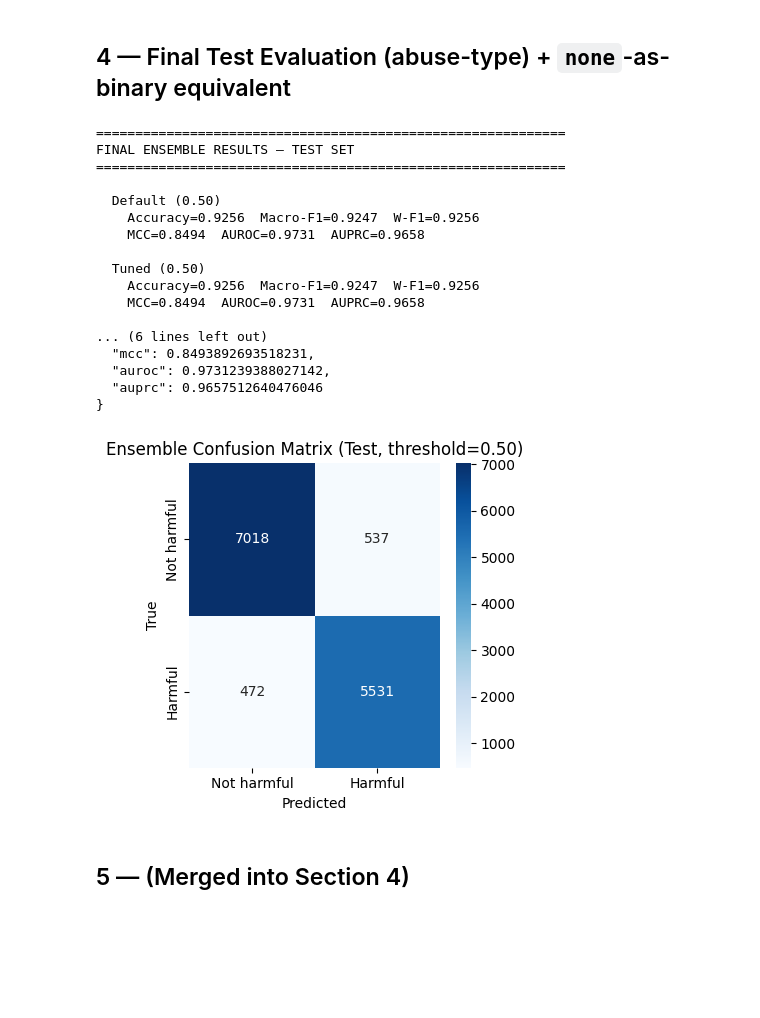
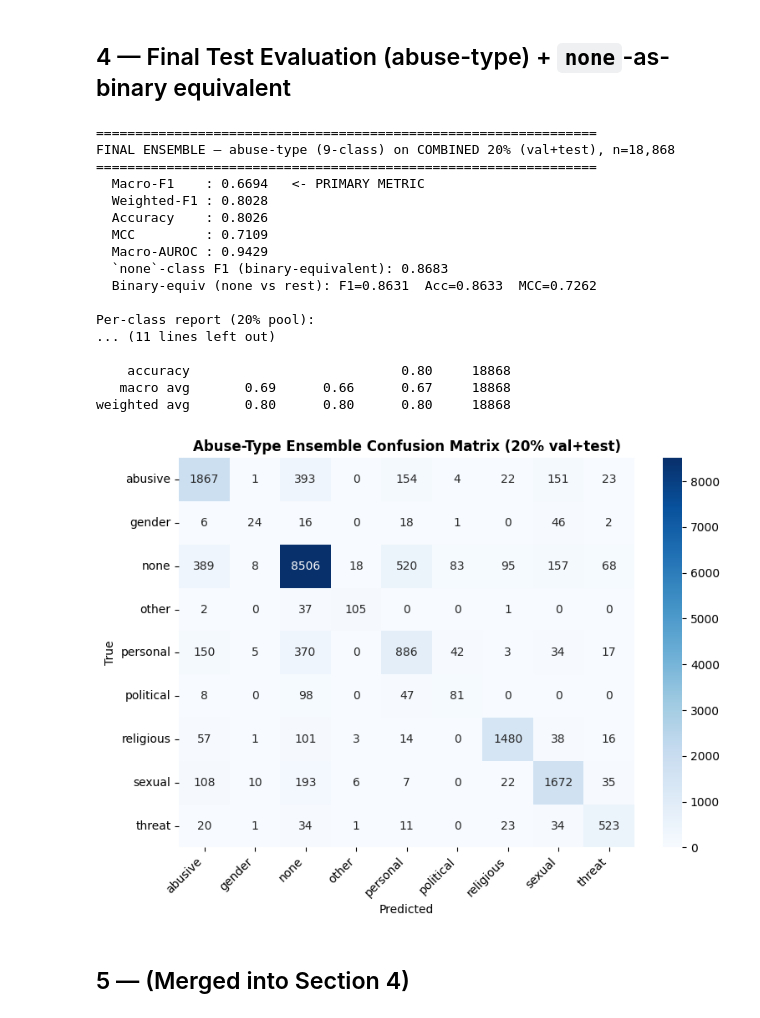
Before and after one commit to Sefayet-Alam/BanglaCyberBench, a Jupyter notebook: notebooks/06_ensemble_and_threshold.ipynb, the cells around one changed output. Drawn from its saved outputs; the diff is of its cells as text; code cells hidden in the pictures; blank space fills up the shorter version.

```diff
--- a/notebooks/06_ensemble_and_threshold.ipynb
+++ b/notebooks/06_ensemble_and_threshold.ipynb
@@ -210,0 +211,32 @@ Val macro-F1 (optimised): 0.9264
+# %%
+# ── Logit Adjustment (Menon et al., ICLR 2021) — no retraining needed ────────
+enc_la = label_encoders["abuse_type"]
+n_cls_la = len(enc_la)
+
+# Class priors from training split only (no leakage)
+_tr = pd.read_csv("../data/splits/random_train.csv")
+counts_la = np.zeros(n_cls_la)
+for cls, idx in enc_la.items():
+    counts_la[idx] = (_tr["label_type"] == cls).sum()
+priors_la = counts_la / counts_la.sum()
+print("Class priors used for logit adjustment:")
+for cls, idx in sorted(enc_la.items(), key=lambda x: x[1]):
+    print(f"  {cls:12s}: prior={priors_la[idx]:.5f}  n_train={int(counts_la[idx])}")
+
+def logit_adjust(logits, priors, tau=1.0):
+    lp = torch.tensor(np.log(priors + 1e-12), dtype=logits.dtype)
+    return logits - tau * lp   # boosts rare classes (low prior → large +shift)
+
+# Tune τ on VAL (abuse-type macro-F1, no test data touched)
+ens_val_raw = ensemble_logits(val_logits_all, opt_weights, "abuse_type")
+vm = y_val_abuse >= 0
+print("\nTuning τ on validation set:")
+best_tau, best_vf1 = 1.0, -1.0
+for tau in [0.0, 0.5, 0.75, 1.0, 1.25, 1.5, 2.0, 2.5, 3.0]:
+    yp_v = logit_adjust(ens_val_raw, priors_la, tau).argmax(-1).numpy()[vm]
+    vf1  = f1_score(y_val_abuse[vm], yp_v, average="macro", zero_division=0)
+    mark = "  ✅" if vf1 > best_vf1 else ""
+    print(f"  τ={tau:.2f}  val macro-F1={vf1:.4f}{mark}")
+    if vf1 > best_vf1:
+        best_vf1, best_tau = vf1, tau
+print(f"\n→ Using τ={best_tau}  (val macro-F1: {best_vf1:.4f})")
@@ -250,6 +297,7 @@ if opt_weights is not None and all("abuse_type" in v for v in test_logits_all.va
     y_comb = np.concatenate([y_val_abuse, y_test_abuse])
 
     ens_abu   = ensemble_logits(comb_logits, opt_weights, "abuse_type")
+    ens_abu   = logit_adjust(ens_abu, priors_la, tau=best_tau)
     abu_probs = torch.softmax(ens_abu, -1).numpy()
     abu_preds = ens_abu.argmax(-1).numpy()
 
@@ -299,49 +347,49 @@ if opt_weights is not None and all("abuse_type" in v for v in test_logits_all.va
     print("="*64)
     print(f"  Macro-F1    : {abu_macro_f1:.4f}   <- PRIMARY METRIC")
     print(f"  Weighted-F1 : {abu_w_f1:.4f}")
     print(f"  Accuracy    : {abu_acc:.4f}")
     print(f"  MCC         : {abu_mcc:.4f}")
     print(f"  Macro-AUROC : {abu_auroc:.4f}")
     if none_f1 is not None:
         print(f"  `none`-class F1 (binary-equivalent): {none_f1:.4f}")
         print(f"  Binary-equiv (none vs rest): F1={bin_equiv_f1:.4f}  Acc={bin_equiv_acc:.4f}  MCC={bin_equiv_mcc:.4f}")
     print("\nPer-class report (20% pool):")
     print(classification_report(yt, yp, target_names=abuse_classes, zero_division=0))
 
     os.makedirs("../outputs/ensemble", exist_ok=True)
     np.save("../outputs/ensemble/final20_abuse_preds.npy", abu_preds)
     np.save("../outputs/ensemble/final20_abuse_probs.npy", abu_probs)
 
     cm = confusion_matrix(yt, yp, labels=list(range(n_cls)))
     fig, ax = plt.subplots(figsize=(8, 6))
     sns.heatmap(cm, annot=True, fmt="d", cmap="Blues", ax=ax,
                 xticklabels=abuse_classes, yticklabels=abuse_classes)
     ax.set_xlabel("Predicted"); ax.set_ylabel("True")
     ax.set_title("Abuse-Type Ensemble Confusion Matrix (20% val+test)", fontweight="bold")
     plt.xticks(rotation=45, ha="right"); plt.tight_layout()
     plt.savefig("../outputs/ensemble/cm_abuse_ensemble_20pct.png", dpi=150, bbox_inches="tight")
     plt.show()
 else:
     print("⚠ abuse_type logits not available or weights not optimised.")
 # %% [output]
-============================================================
-FINAL ENSEMBLE RESULTS — TEST SET
-============================================================
+================================================================
+FINAL ENSEMBLE — abuse-type (9-class) on COMBINED 20% (val+test), n=18,868
+================================================================
+  Macro-F1    : 0.6694   <- PRIMARY METRIC
+  Weighted-F1 : 0.8028
+  Accuracy    : 0.8026
+  MCC         : 0.7109
+  Macro-AUROC : 0.9429
+  `none`-class F1 (binary-equivalent): 0.8683
+  Binary-equiv (none vs rest): F1=0.8631  Acc=0.8633  MCC=0.7262
 
-  Default (0.50)
-    Accuracy=0.9256  Macro-F1=0.9247  W-F1=0.9256
-    MCC=0.8494  AUROC=0.9731  AUPRC=0.9658
+Per-class report (20% pool):
+... (11 lines left out)
 
-  Tuned (0.50)
-    Accuracy=0.9256  Macro-F1=0.9247  W-F1=0.9256
-    MCC=0.8494  AUROC=0.9731  AUPRC=0.9658
-
-... (6 lines left out)
-  "mcc": 0.8493892693518231,
-  "auroc": 0.9731239388027142,
-  "auprc": 0.9657512640476046
-}
+    accuracy                           0.80     18868
+   macro avg       0.69      0.66      0.67     18868
+weighted avg       0.80      0.80      0.80     18868
-[figure, old version]
+[figure, new version]
 # %% [markdown]
 ## 5 — (Merged into Section 4)
 # %%
```
Also changed, not shown: parts of 8 cells of this notebook, 45 other files.
